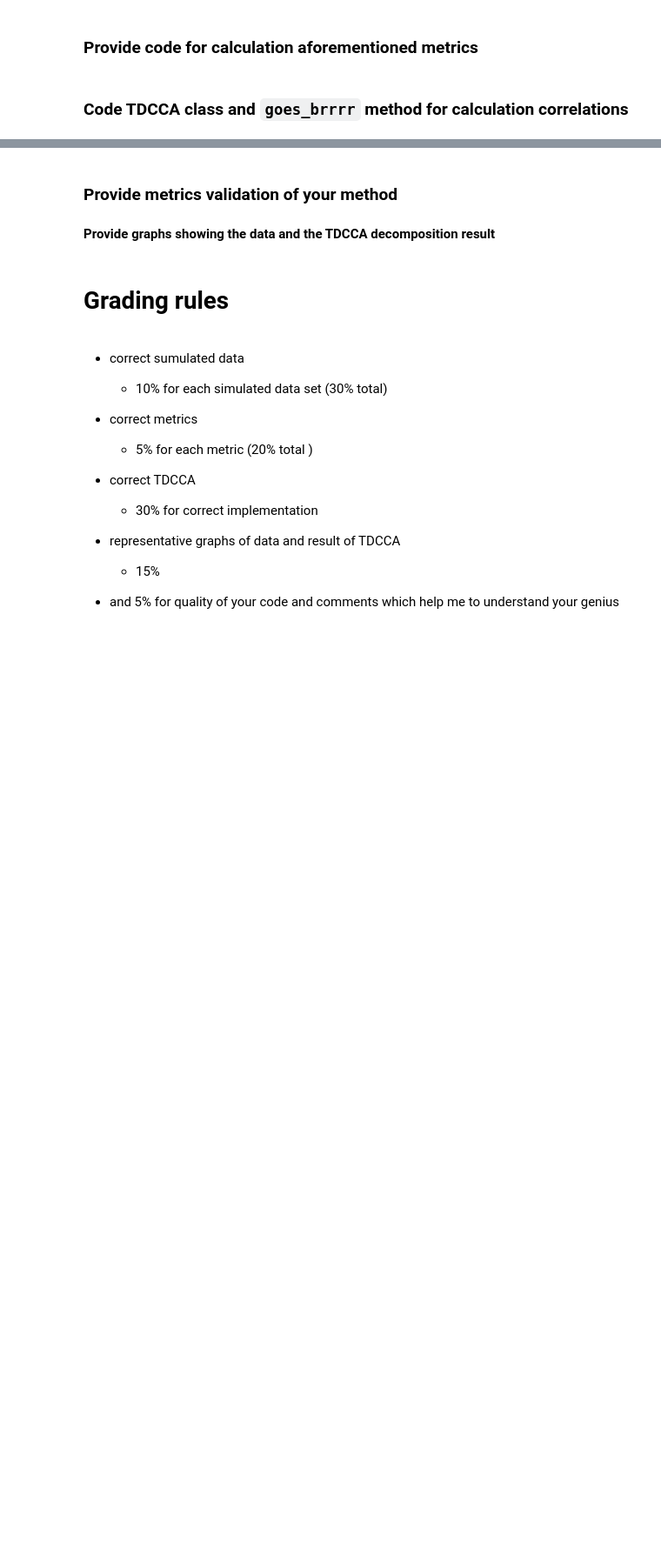
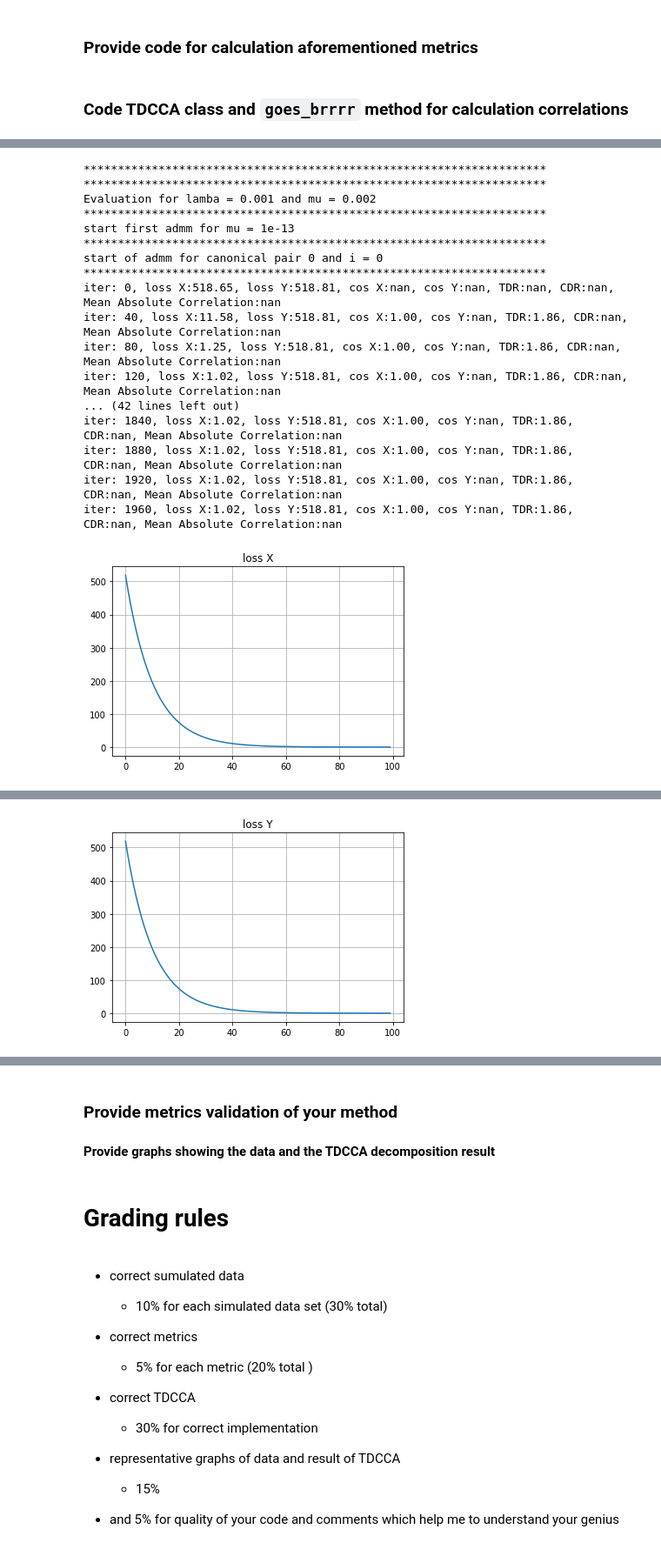
Before and after one commit to ArsenyGorbunov/TDCCA, a Jupyter notebook: HA2.ipynb, the cells around one changed output, grey strips where cells are left out. Shown at 87% size. Saved outputs shown, nothing was run; the diff lists cells and outputs as text; code cells hidden in the pictures; blank space fills up the shorter version.

```diff
--- a/HA2.ipynb
+++ b/HA2.ipynb
@@ -539,0 +655,31 @@ W[0,0,:,0].sum()
+# %%
+print('********************************************************************')
+print('********************************************************************')
+print(f'Evaluation for lamba = {i} and mu = {j}')
+params = {'data':segmented_data,
+          'lambda_': i,
+          'mu': j,
+          'l':1,
+         'nu':10,
+         'fully':True}
+tdcca = TDCCA(**params)
+W = tdcca.algoritm_2(n_iters=2000)
+# %% [output]
+********************************************************************
+********************************************************************
+Evaluation for lamba = 0.001 and mu = 0.002
+********************************************************************
+start first admm for mu = 1e-13
+********************************************************************
+start of admm for canonical pair 0 and i = 0
+********************************************************************
+iter: 0, loss X:518.65, loss Y:518.81, cos X:nan, cos Y:nan, TDR:nan, CDR:nan, Mean Absolute Correlation:nan
+iter: 40, loss X:11.58, loss Y:518.81, cos X:1.00, cos Y:nan, TDR:1.86, CDR:nan, Mean Absolute Correlation:nan
+iter: 80, loss X:1.25, loss Y:518.81, cos X:1.00, cos Y:nan, TDR:1.86, CDR:nan, Mean Absolute Correlation:nan
+iter: 120, loss X:1.02, loss Y:518.81, cos X:1.00, cos Y:nan, TDR:1.86, CDR:nan, Mean Absolute Correlation:nan
+... (42 lines left out)
+iter: 1840, loss X:1.02, loss Y:518.81, cos X:1.00, cos Y:nan, TDR:1.86, CDR:nan, Mean Absolute Correlation:nan
+iter: 1880, loss X:1.02, loss Y:518.81, cos X:1.00, cos Y:nan, TDR:1.86, CDR:nan, Mean Absolute Correlation:nan
+iter: 1920, loss X:1.02, loss Y:518.81, cos X:1.00, cos Y:nan, TDR:1.86, CDR:nan, Mean Absolute Correlation:nan
+iter: 1960, loss X:1.02, loss Y:518.81, cos X:1.00, cos Y:nan, TDR:1.86, CDR:nan, Mean Absolute Correlation:nan
+[figure, added]
@@ -539,0 +703 @@ W[0,0,:,0].sum()
+[figure, added]
```
Also changed, not shown: parts of 24 cells of this notebook.
